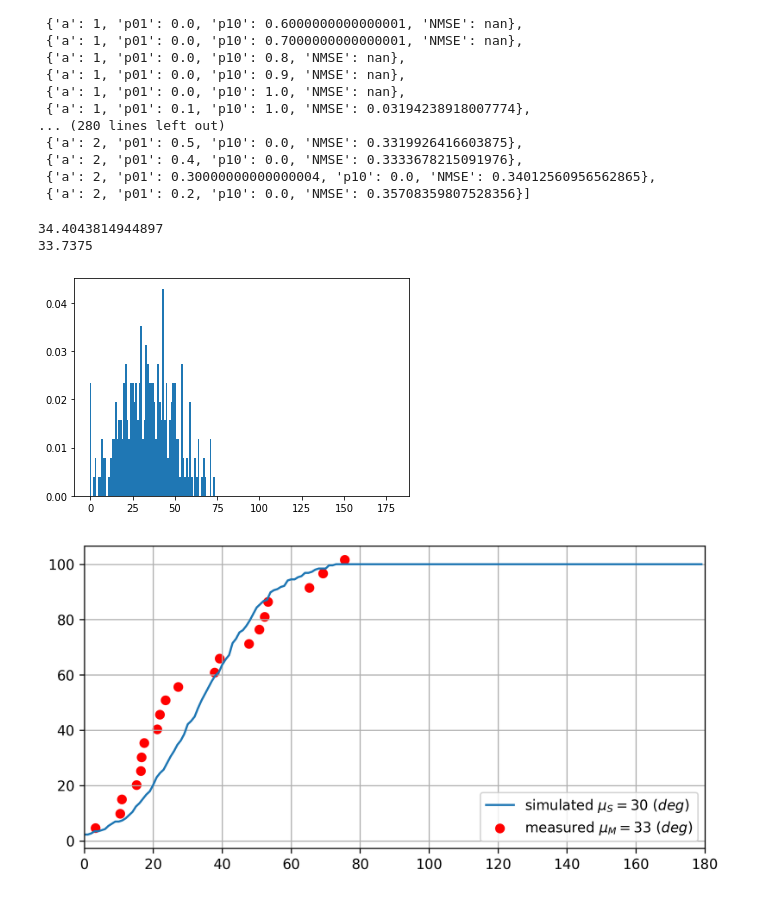
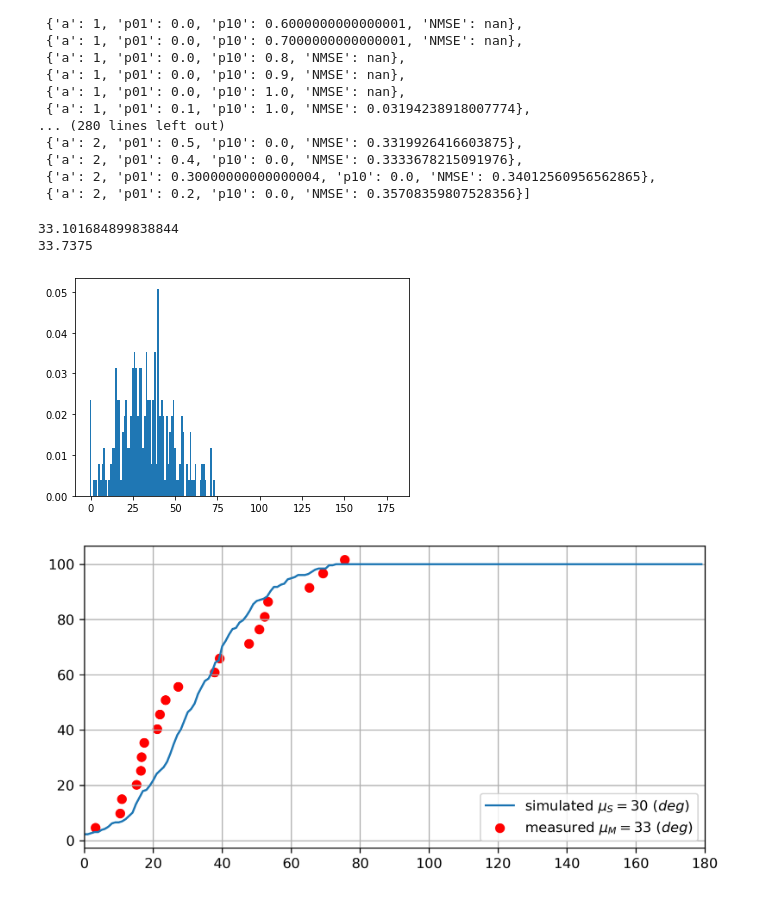
Before and after one commit to Brook1711/SSCM, a Jupyter notebook: AoA_NLoS_v3.ipynb, the cells around one changed output. Saved outputs shown, nothing was run; the diff lists cells and outputs as text; code cells hidden in the pictures.

```diff
--- a/AoA_NLoS_v3.ipynb
+++ b/AoA_NLoS_v3.ipynb
@@ -496,9 +496,9 @@ sorted_res
  {'a': 2, 'p01': 0.30000000000000004, 'p10': 0.0, 'NMSE': 0.34012560956562865},
  {'a': 2, 'p01': 0.2, 'p10': 0.0, 'NMSE': 0.35708359807528356}]
 # %%
-plot_cum_list(cum_func(a=1, p01=0.1, p10=0.8), if_save_mat= True)
+plot_cum_list(cum_func(a=1, p01=0.1, p10=1.0), if_save_mat= True)
 # %% [output]
-34.4043814944897
+33.101684899838844
 33.7375
-[figure, old version]
+[figure, new version]
-[figure, old version]
+[figure, new version]
```
Also changed, not shown: parts of 3 cells of this notebook, 4 other files.
